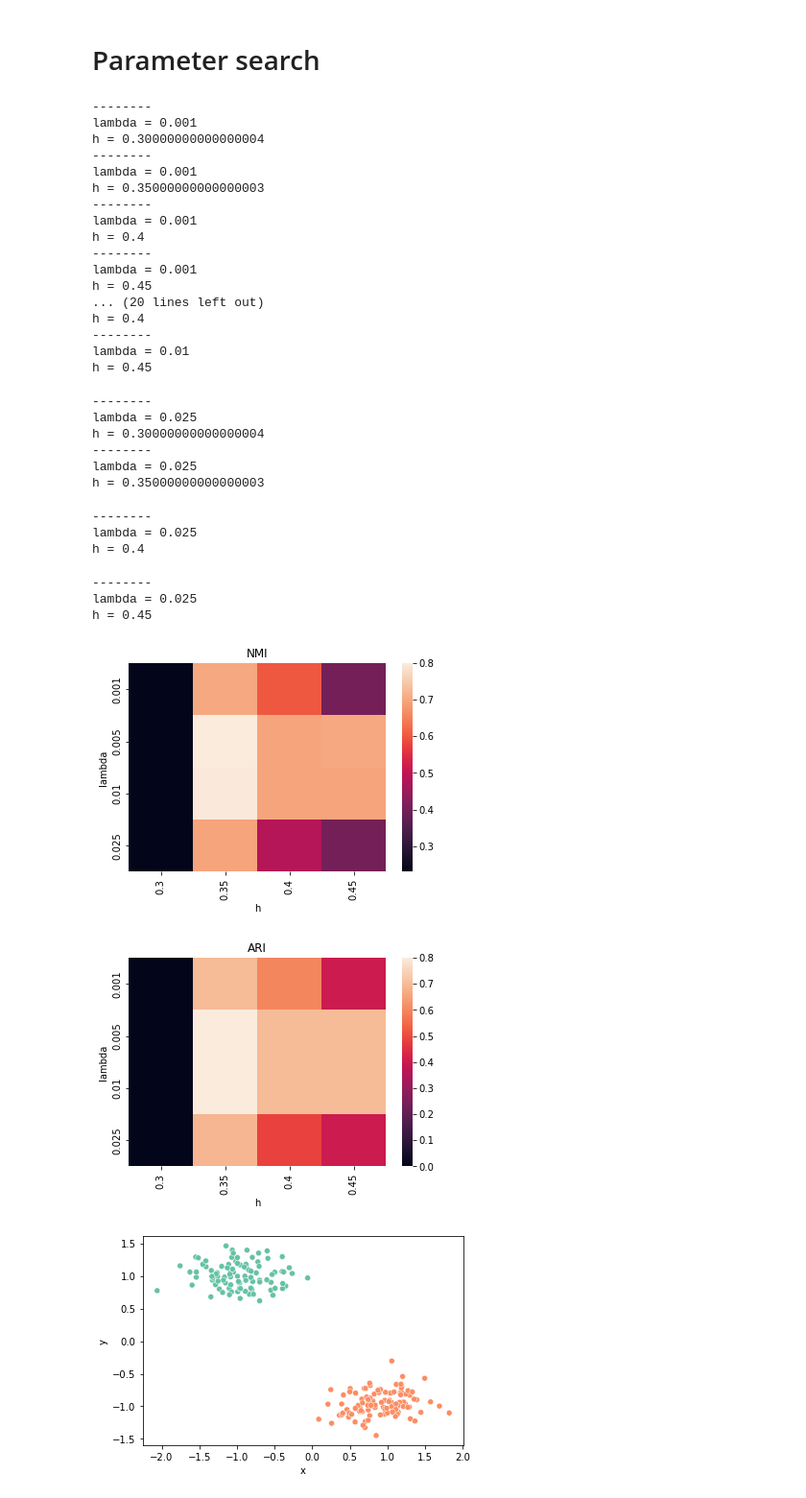
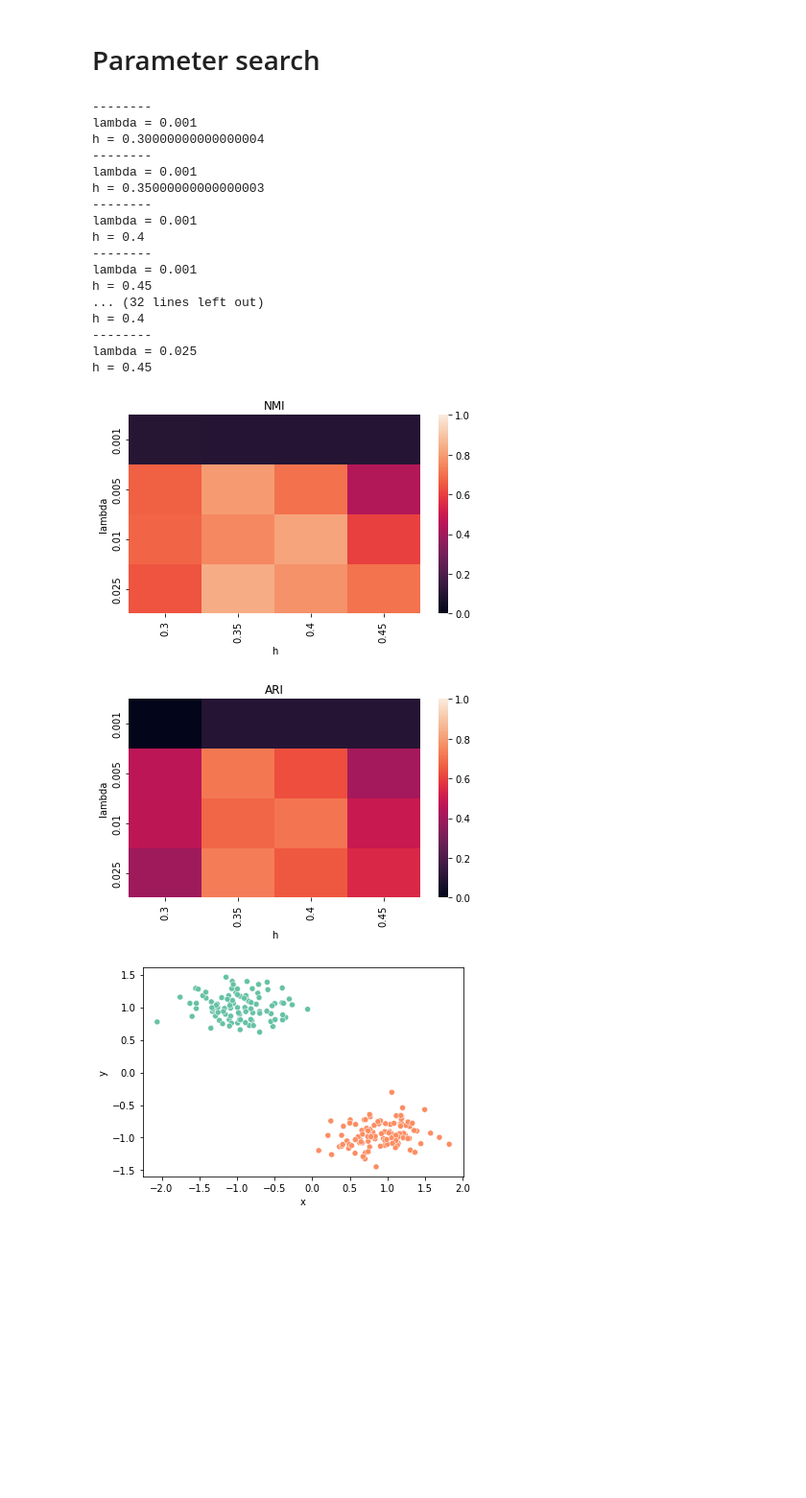
Before and after one commit to anzeA/FeatureWeightedMeanShiftAlgorithm, a Jupyter notebook: simulation.ipynb, the cells around one changed output. Shown: that part at 96% size. Cells and saved outputs as stored; diff of their text form; code cells hidden in the pictures; blank space fills up the shorter version.

```diff
--- a/simulation.ipynb
+++ b/simulation.ipynb
@@ -21,73 +23,78 @@ if not os.path.isdir('data'):
 import warnings
 
 
-def test_diff_parms():
+def test_diff_parms(verbose=True):
     df_score = pd.DataFrame()
     #lambdas = [i * 10 if i > 0 else 5 for i in range(8)]
+
+    datasets = [
+        create_dataset_simulation(2, 2, 100, 32, 0.02, 10),
+        create_dataset_simulation(3, 2, 100, 4, 0.02, 20),
+        create_dataset_simulation(4, 5, 100, 5, 0.02, 30),
+        create_dataset_simulation(4, 5, 100, 20, 0.02, 40),
+        create_dataset_simulation(10, 4, 100, 10, 0.03,50),
+        create_dataset_simulation(3, 4, 100, 30, 0.1,60),
+        create_dataset_simulation(3, 4, 100, 30, 0.05,70),
+        create_dataset_simulation(4, 20, 100, 20, 0.05,80),
+        create_dataset_simulation(6, 10, 100, 20, 0.05,90),
+        create_dataset_simulation(2, 5, 100, 20, 0.05,90),
+    ]
+
     h_vals = [0.05 * i for i in range(6, 10)]
-    for l in [ 1e-3, 0.005, 1e-2, 0.025]:  # lambdas:
+    for l in [1e-3, 0.005, 1e-2, 0.025]:  # lambdas:
         for h in h_vals:  # h_vals:
-            print('--------')
-            print(f'lambda = {l}')
-            print(f'h = {h} ')
-            for i in range(10):
-                X, y = create_dataset_simulation(2, 2, 200, 32, 0.02, i)
+            if verbose:
+                print('--------')
+                print(f'lambda = {l}')
+                print(f'h = {h} ')
+            for i in range(len(datasets)):
+                X, y = datasets[i]
 
-                X = StandardScaler().fit_transform(X)
+                X_scaled = StandardScaler().fit_transform(X)
 
                 wbms = WBMS(h=h, lambda_=l, max_iter=100)
-                with warnings.catch_warnings(): # did not converge warrning just to have simplified output
+                with warnings.catch_warnings():  # did not converge warrning just to have simplified output
                     warnings.simplefilter("ignore")
-                    wbms.fit(X)
+                    wbms.fit(X_scaled)
                 y_pred = wbms.labels_
                 nmi = normalized_mutual_info_score(y, y_pred)
                 ari = adjusted_rand_score(y, y_pred)
                 df_score = df_score.append(pd.Series({'NMI': nmi, 'ARI': ari, 'lambda': l, 'h': h}), ignore_index=True)
 
-
     for k in ['NMI', 'ARI']:
         df_tmp = df_score.copy()
         df_tmp = df_tmp.groupby(['lambda', 'h']).mean().reset_index()
         df_tmp = df_tmp.pivot('lambda', 'h', k)
-        sns.heatmap(df_tmp)
+        sns.heatmap(df_tmp,vmin=0, vmax=1)
         plt.title(k)
         labels = [item.get_text() for item in plt.gca().get_xticklabels()]
         plt.gca().set_xticklabels([str(round(float(label), 2)) for label in labels])
+        plt.tight_layout()
+        plt.savefig(os.path.join('figures',f'parameter_search_{k}.png'))
         plt.show()
 
     return df_score
 
+
 df_diff_parms = test_diff_parms()
 # %% [output]
 --------
 lambda = 0.001
 h = 0.30000000000000004
 --------
 lambda = 0.001
 h = 0.35000000000000003
 --------
 lambda = 0.001
 h = 0.4
 --------
 lambda = 0.001
 h = 0.45
-... (20 lines left out)
+... (32 lines left out)
 h = 0.4
 --------
-lambda = 0.01
+lambda = 0.025
 h = 0.45
---------
-lambda = 0.025
-h = 0.30000000000000004
---------
-lambda = 0.025
-h = 0.35000000000000003
---------
-lambda = 0.025
-h = 0.4
---------
-lambda = 0.025
-h = 0.45
-[figure, old version]
+[figure, new version]
-[figure, old version]
+[figure, new version]
 # %%
```
Also changed, not shown: parts of 13 cells of this notebook, 5 other files.
